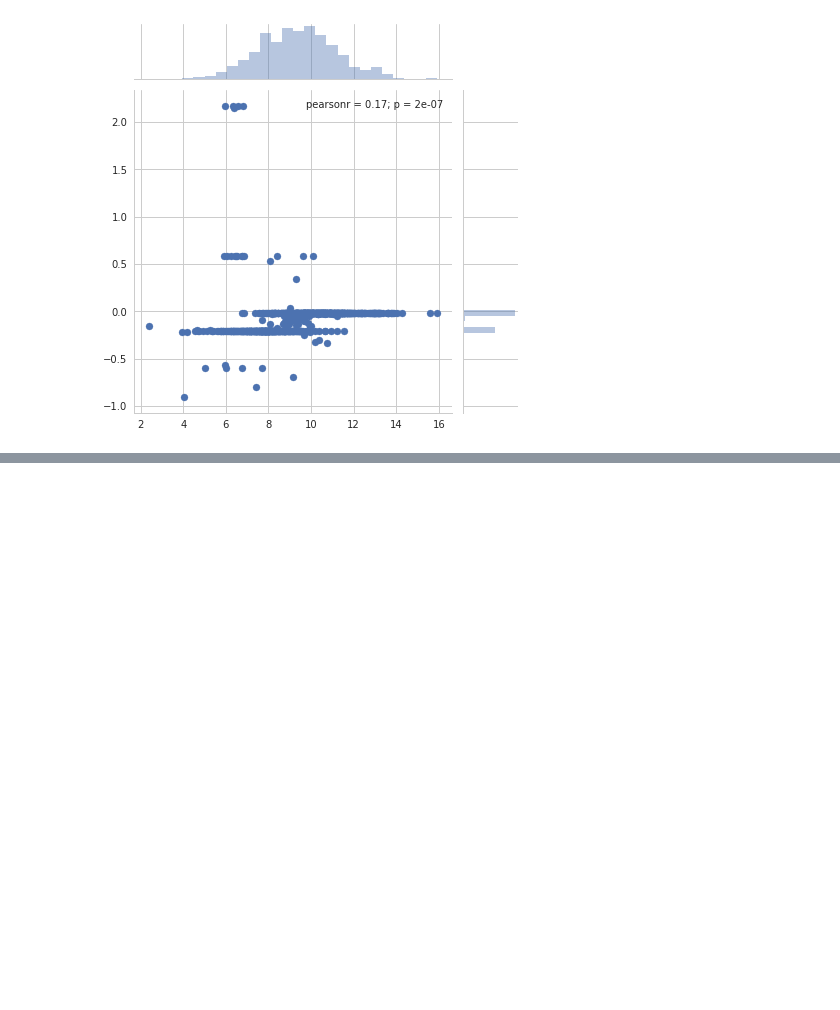
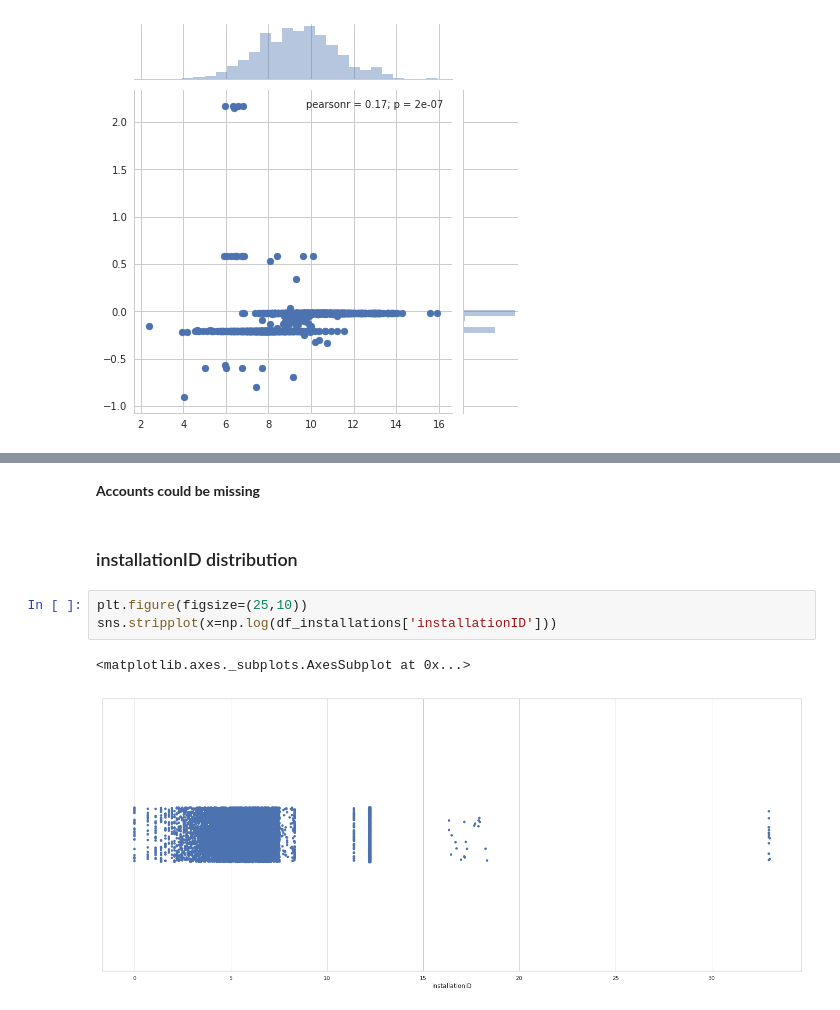
Before and after one commit to alexisthual/ets-allocations-analysis, a Jupyter notebook: ETS_allocations_analysis.ipynb, the cells around one changed output, grey strips where cells are left out. Cells and saved outputs as stored; diff of their text form; blank space fills up the shorter version.

```diff
--- a/ETS_allocations_analysis.ipynb
+++ b/ETS_allocations_analysis.ipynb
@@ -386,0 +461,10 @@ sns.jointplot(
+# %% [markdown]
+**Accounts could be missing**
+# %% [markdown]
+### installationID distribution
+# %%
+plt.figure(figsize=(25,10))
+sns.stripplot(x=np.log(df_installations['installationID']))
+# %% [output]
+<matplotlib.axes._subplots.AxesSubplot at 0x...>
+[figure, added]
```
Also changed, not shown: parts of 43 cells of this notebook.
